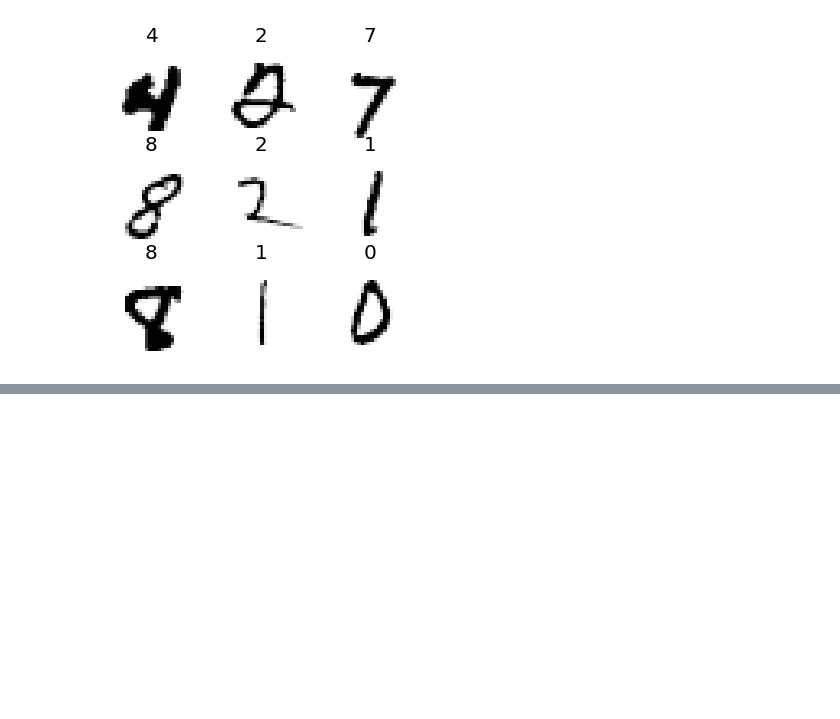
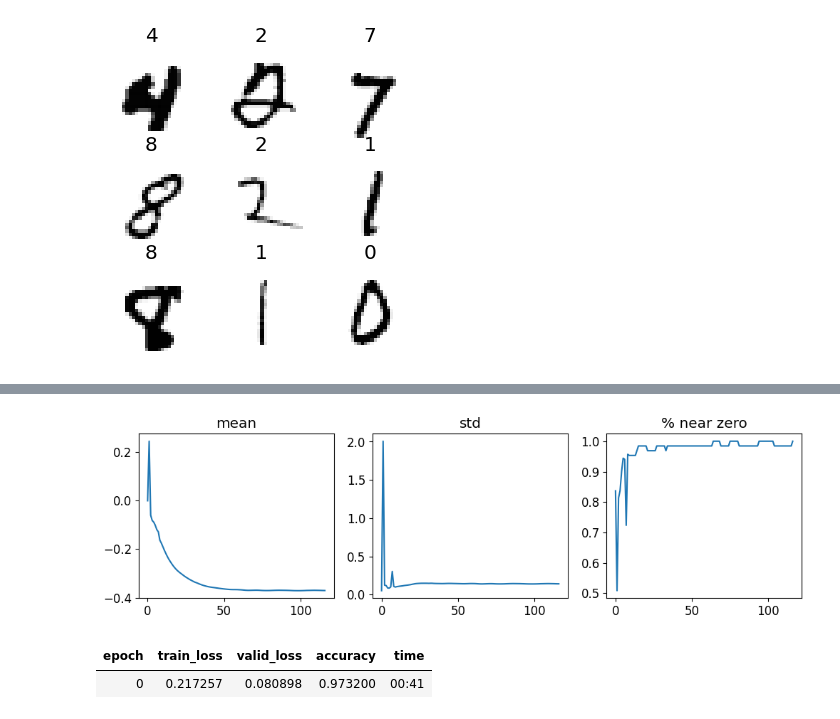
Before and after one commit to flyinacres/fastai-coursework, a Jupyter notebook: fast-13.ipynb, the cells around one changed output, grey strips where cells are left out. Saved outputs shown, nothing was run; the diff lists cells and outputs as text; code cells hidden in the pictures; blank space fills up the shorter version.

```diff
--- a/fast-13.ipynb
+++ b/fast-13.ipynb
@@ -318,0 +345,4 @@ from fastai.callback.hook import *
+# %%
+learn.activation_stats.plot_layer_stats(-2)
+# %% [output]
+[figure, added]
@@ -318,0 +355,5 @@ from fastai.callback.hook import *
+# %%
+learn = fit()
+# %% [output]
+| epoch | train_loss | valid_loss | accuracy | time |
+| 0 | 0.217257 | 0.080898 | 0.973200 | 00:41 |
```
Also changed, not shown: parts of 14 cells of this notebook.
